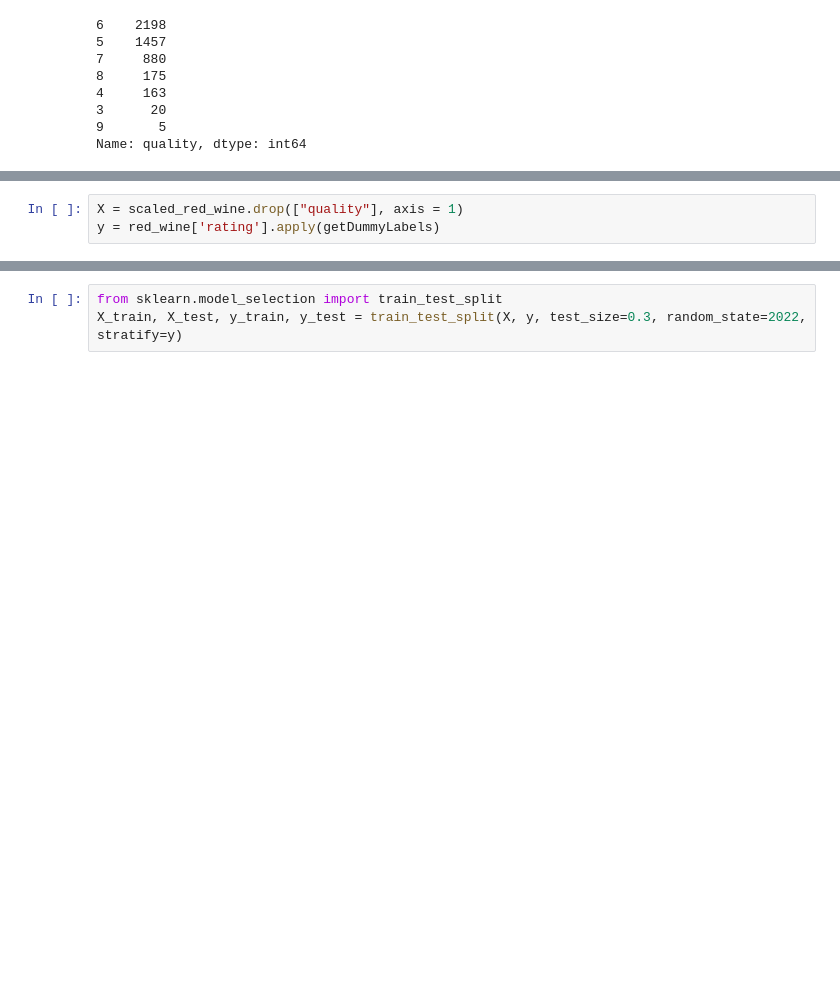
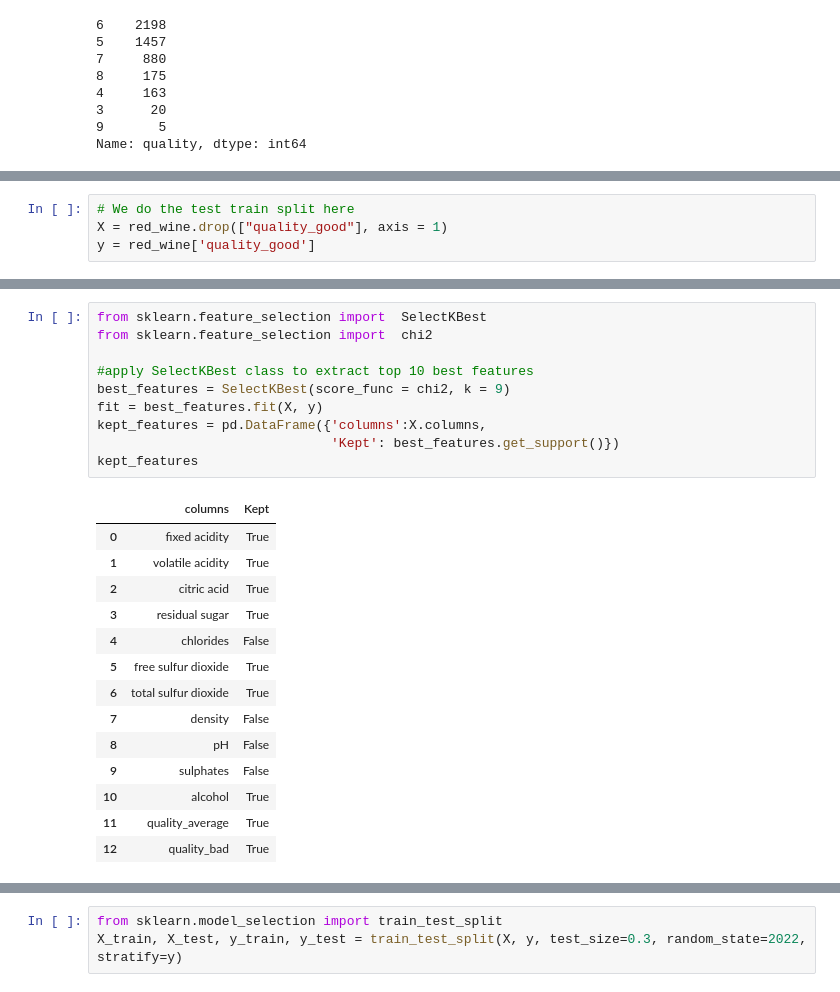
Before and after one commit to Tchawla182/Predicting-the-quality-of-wine-from-its-chemical-composition, a Jupyter notebook: Capstone 1 pre-processing and training.ipynb, the cells around one changed output, grey strips where cells are left out. Saved outputs shown, nothing was run; the diff lists cells and outputs as text; blank space fills up the shorter version.

```diff
--- a/Capstone 1 pre-processing and training.ipynb
+++ b/Capstone 1 pre-processing and training.ipynb
@@ -186,3 +117,4 @@ def getDummyLabels(label):
 # %%
-X = scaled_red_wine.drop(["quality"], axis = 1)
-y = red_wine['rating'].apply(getDummyLabels)
+# We do the test train split here
+X = red_wine.drop(["quality_good"], axis = 1)
+y = red_wine['quality_good']
@@ -189 +130,26 @@ y = red_wine['rating'].apply(getDummyLabels)
+# %%
+from sklearn.feature_selection import  SelectKBest
+from sklearn.feature_selection import  chi2
+
+#apply SelectKBest class to extract top 10 best features
+best_features = SelectKBest(score_func = chi2, k = 9)
+fit = best_features.fit(X, y)
+kept_features = pd.DataFrame({'columns':X.columns,
+                              'Kept': best_features.get_support()})
+kept_features
+# %% [output]
+|  | columns | Kept |
+| 0 | fixed acidity | True |
+| 1 | volatile acidity | True |
+| 2 | citric acid | True |
+| 3 | residual sugar | True |
+| 4 | chlorides | False |
+| 5 | free sulfur dioxide | True |
+| 6 | total sulfur dioxide | True |
+| 7 | density | False |
+| 8 | pH | False |
+| 9 | sulphates | False |
+| 10 | alcohol | True |
+| 11 | quality_average | True |
+| 12 | quality_bad | True |
 # %%
```
Also changed, not shown: parts of 16 cells of this notebook.
